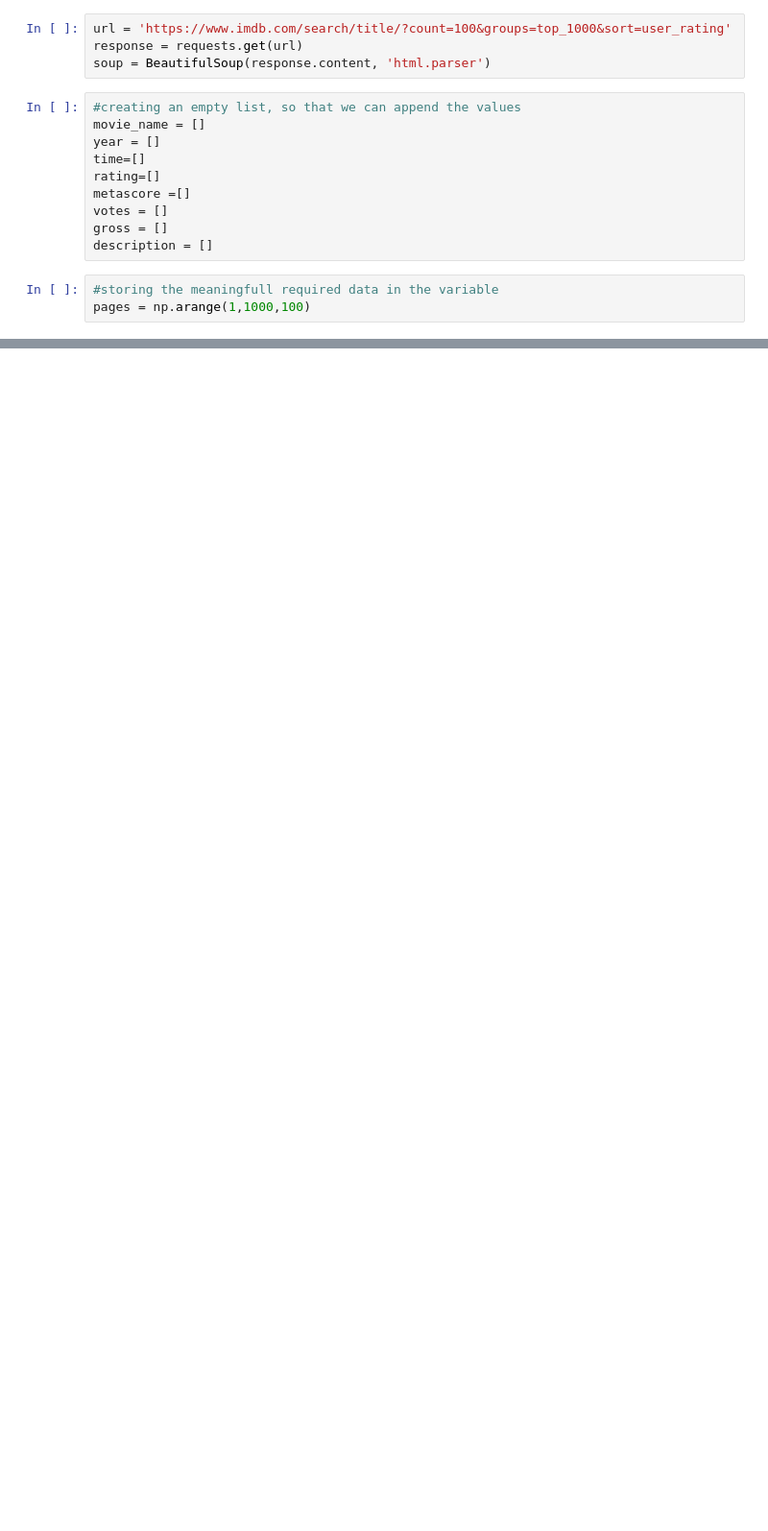
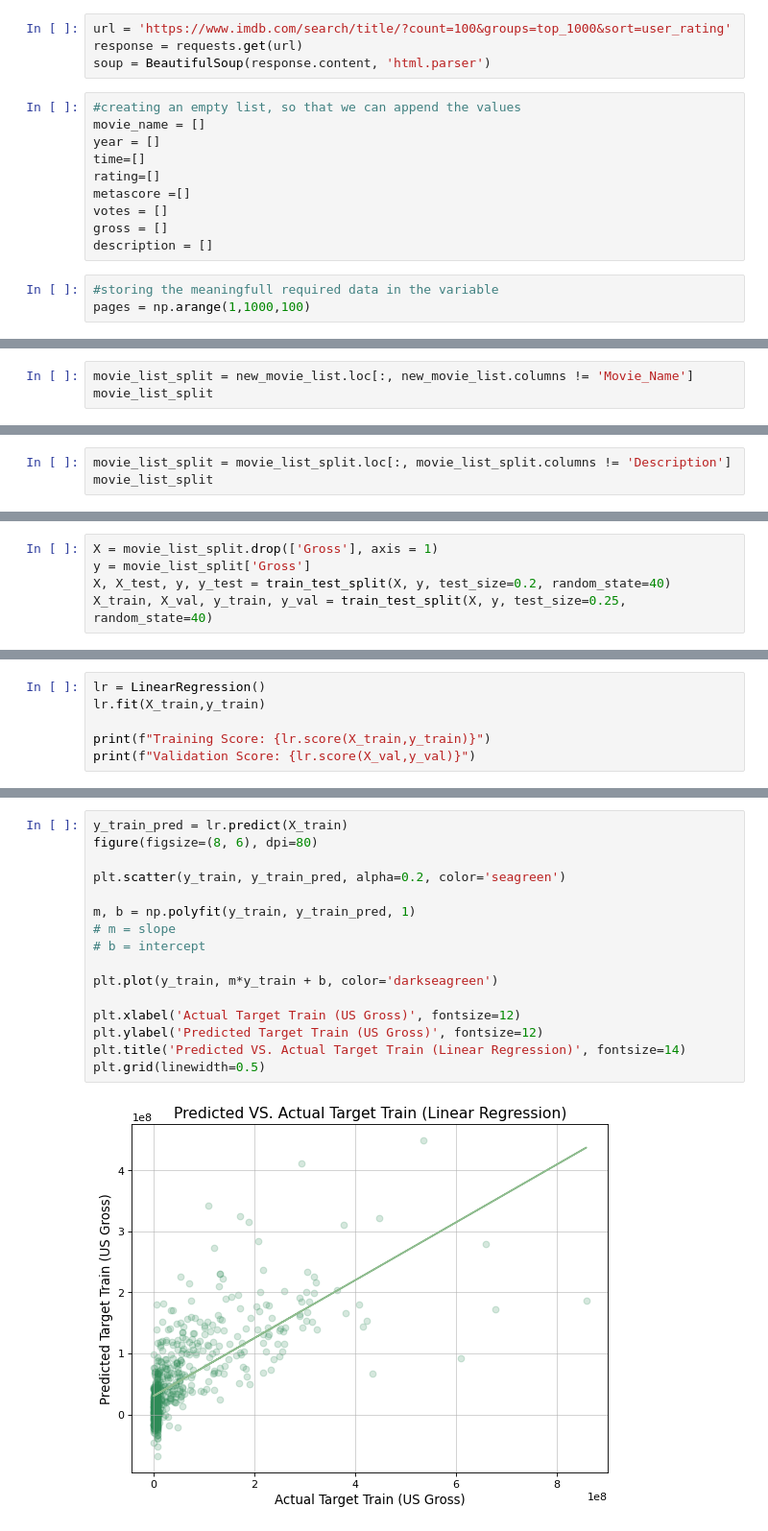
Before and after one commit to TalalMJ/T5_Regression_Project, a Jupyter notebook: Regression.ipynb, the cells around one changed output, grey strips where cells are left out. Shown: that part at 96% size. Cells and saved outputs as stored; diff of their text form; blank space fills up the shorter version.

```diff
--- a/Regression.ipynb
+++ b/Regression.ipynb
@@ -79,0 +355,3 @@ df.transpose()
+# %%
+movie_list_split = new_movie_list.loc[:, new_movie_list.columns != 'Movie_Name']
+movie_list_split
@@ -79,0 +372,3 @@ df.transpose()
+# %%
+movie_list_split = movie_list_split.loc[:, movie_list_split.columns != 'Description']
+movie_list_split
@@ -79,0 +391,5 @@ df.transpose()
+# %%
+X = movie_list_split.drop(['Gross'], axis = 1)
+y = movie_list_split['Gross']
+X, X_test, y, y_test = train_test_split(X, y, test_size=0.2, random_state=40)
+X_train, X_val, y_train, y_val = train_test_split(X, y, test_size=0.25, random_state=40)
@@ -79,0 +398,6 @@ df.transpose()
+# %%
+lr = LinearRegression()
+lr.fit(X_train,y_train)
+
+print(f"Training Score: {lr.score(X_train,y_train)}")
+print(f"Validation Score: {lr.score(X_val,y_val)}")
@@ -79,0 +407,18 @@ df.transpose()
+# %%
+y_train_pred = lr.predict(X_train)
+figure(figsize=(8, 6), dpi=80)
+
+plt.scatter(y_train, y_train_pred, alpha=0.2, color='seagreen')
+
+m, b = np.polyfit(y_train, y_train_pred, 1)
+# m = slope
+# b = intercept
+
+plt.plot(y_train, m*y_train + b, color='darkseagreen')
+
+plt.xlabel('Actual Target Train (US Gross)', fontsize=12)
+plt.ylabel('Predicted Target Train (US Gross)', fontsize=12)
+plt.title('Predicted VS. Actual Target Train (Linear Regression)', fontsize=14)
+plt.grid(linewidth=0.5)
+# %% [output]
+[figure, added]
```
Also changed, not shown: parts of 60 cells of this notebook.
